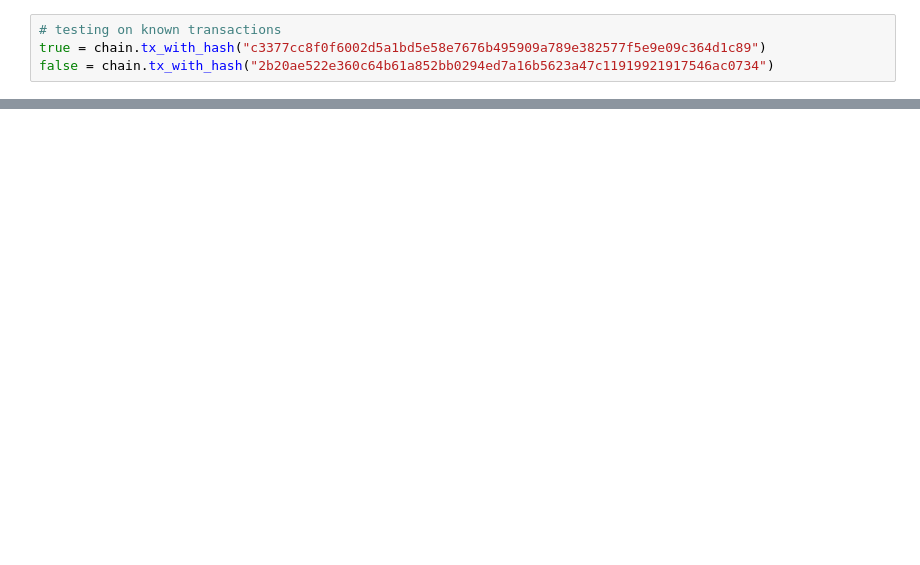
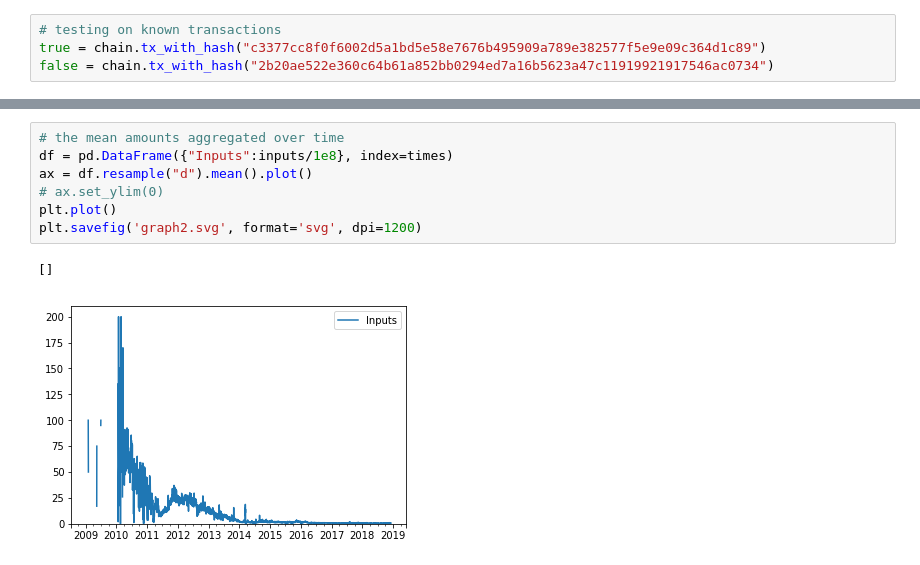
Before and after one commit to angelasmao/btc-e-model, a Jupyter notebook: Heuristic.ipynb, the cells around one changed output, grey strips where cells are left out. Saved outputs shown, nothing was run; the diff lists cells and outputs as text; blank space fills up the shorter version.

```diff
--- a/Heuristic.ipynb
+++ b/Heuristic.ipynb
@@ -109,0 +159,10 @@ print(len(btc_e_matches))
+# %%
+# the mean amounts aggregated over time
+df = pd.DataFrame({"Inputs":inputs/1e8}, index=times)
+ax = df.resample("d").mean().plot()
+# ax.set_ylim(0)
+plt.plot()
+plt.savefig('graph2.svg', format='svg', dpi=1200)
+# %% [output]
+[]
+[figure, added]
```
Also changed, not shown: parts of 29 cells of this notebook, 1 other file.
